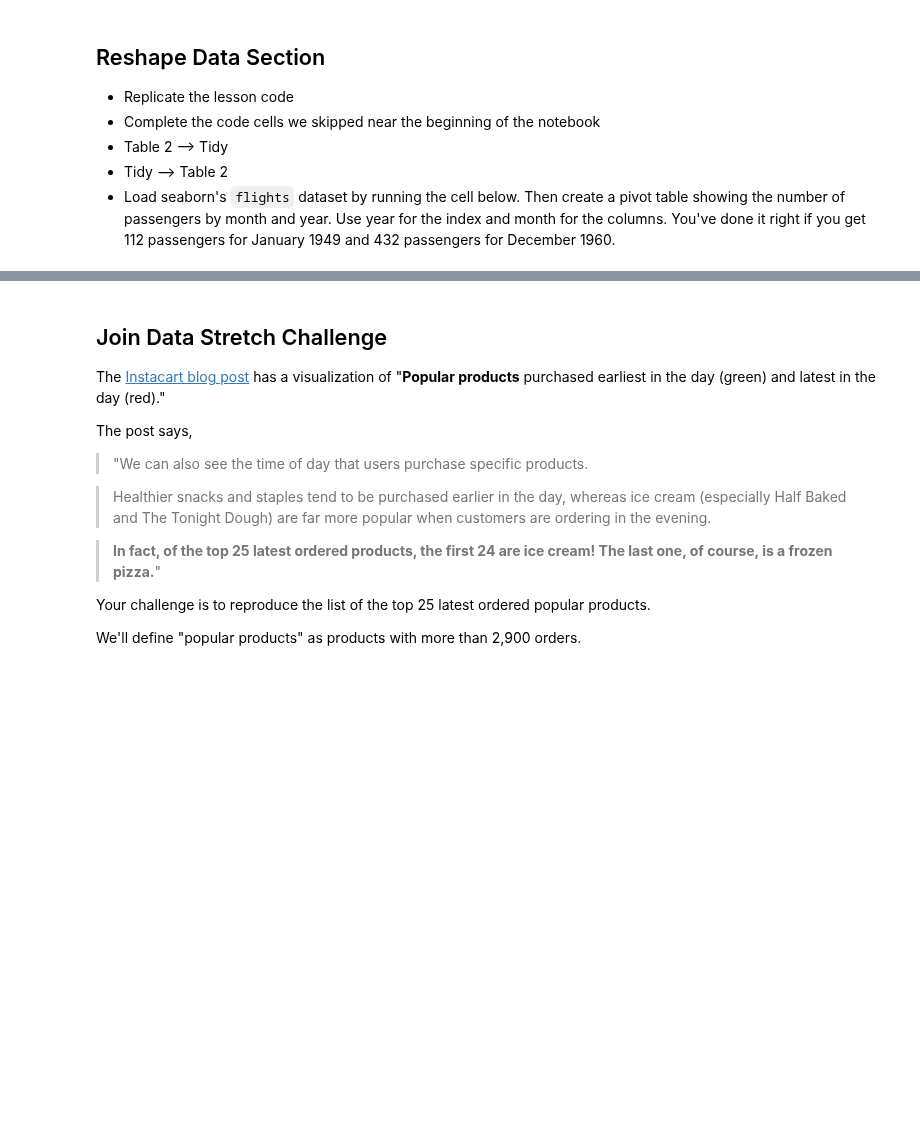
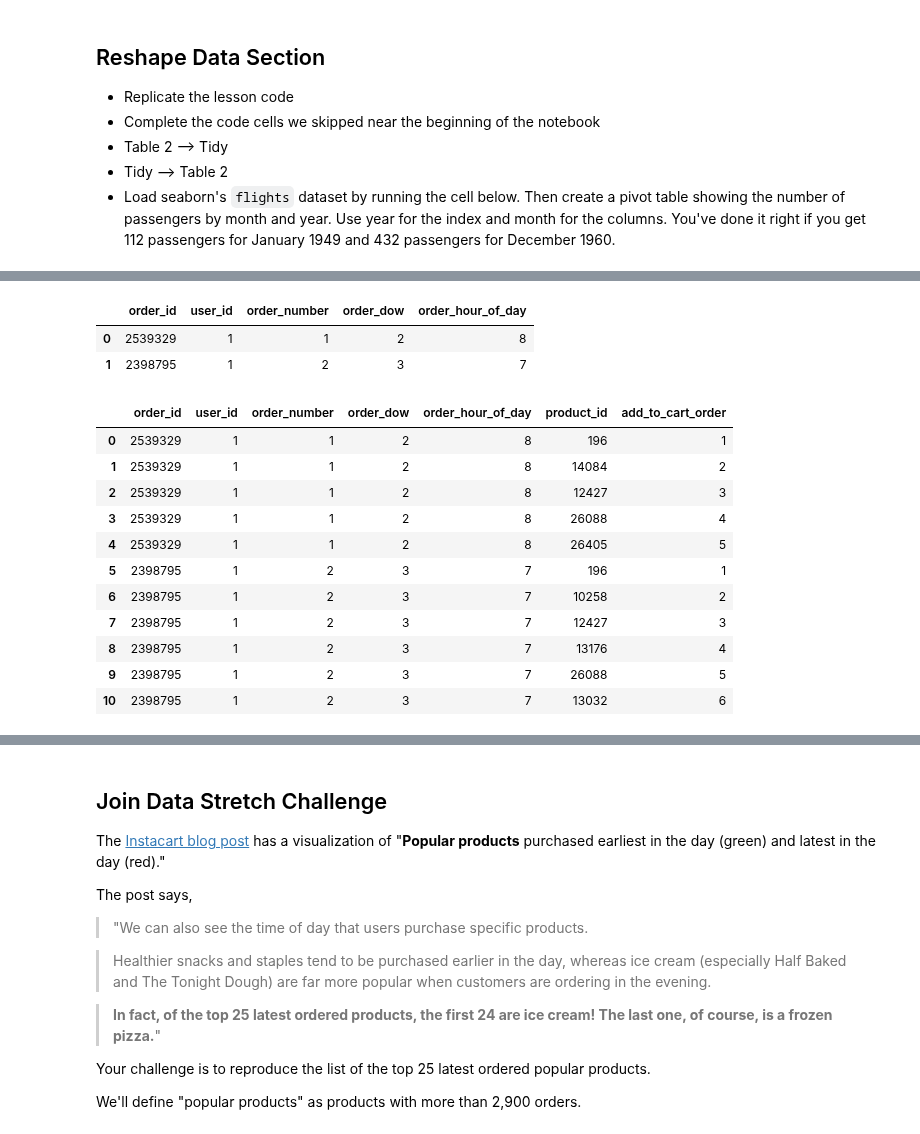
Before and after one commit to bloominstituteoftechnology/DS-Unit-1-Sprint-1-Data-Wrangling-and-Storytelling, a Jupyter notebook: module3-join-and-reshape-data/LS_DS_113_Join_and_Reshape_Data_Assignment.ipynb, the cells around one changed output, grey strips where cells are left out. Cells and saved outputs as stored; diff of their text form; code cells hidden in the pictures; blank space fills up the shorter version.

```diff
--- a/module3-join-and-reshape-data/LS_DS_113_Join_and_Reshape_Data_Assignment.ipynb
+++ b/module3-join-and-reshape-data/LS_DS_113_Join_and_Reshape_Data_Assignment.ipynb
@@ -97,0 +123,4 @@ Then, use pandas functions from the previous lesson to get the counts of the top
+# %%
+# Firstly it seem appropriate to concatenate __prior and __train
+order_products = pd.concat((order_products__prior, order_products__train))
+order_products.head()
@@ -105,0 +199,10 @@ Then, use pandas functions from the previous lesson to get the counts of the top
+# %%
+# making subset of orders
+condition = (orders['order_number'] <=2) & (orders['user_id'] == 1)
+
+orders_subset = orders.loc[condition, order_columns]
+orders_subset.head()
+# %% [output]
+|  | order_id | user_id | order_number | order_dow | order_hour_of_day |
+| 0 | 2539329 | 1 | 1 | 2 | 8 |
+| 1 | 2398795 | 1 | 2 | 3 | 7 |
@@ -105,0 +215,18 @@ Then, use pandas functions from the previous lesson to get the counts of the top
+# %%
+# now to merge the two subsets
+merged_subsets = pd.merge(orders_subset, order_products_subset,
+                          on='order_id', how='left')
+merged_subsets.head(15)
+# %% [output]
+|  | order_id | user_id | order_number | order_dow | order_hour_of_day | product_id | add_to_cart_order |
+| 0 | 2539329 | 1 | 1 | 2 | 8 | 196 | 1 |
+| 1 | 2539329 | 1 | 1 | 2 | 8 | 14084 | 2 |
+| 2 | 2539329 | 1 | 1 | 2 | 8 | 12427 | 3 |
+| 3 | 2539329 | 1 | 1 | 2 | 8 | 26088 | 4 |
+| 4 | 2539329 | 1 | 1 | 2 | 8 | 26405 | 5 |
+| 5 | 2398795 | 1 | 2 | 3 | 7 | 196 | 1 |
+| 6 | 2398795 | 1 | 2 | 3 | 7 | 10258 | 2 |
+| 7 | 2398795 | 1 | 2 | 3 | 7 | 12427 | 3 |
+| 8 | 2398795 | 1 | 2 | 3 | 7 | 13176 | 4 |
+| 9 | 2398795 | 1 | 2 | 3 | 7 | 26088 | 5 |
+| 10 | 2398795 | 1 | 2 | 3 | 7 | 13032 | 6 |
```
Also changed, not shown: parts of 35 cells of this notebook.
